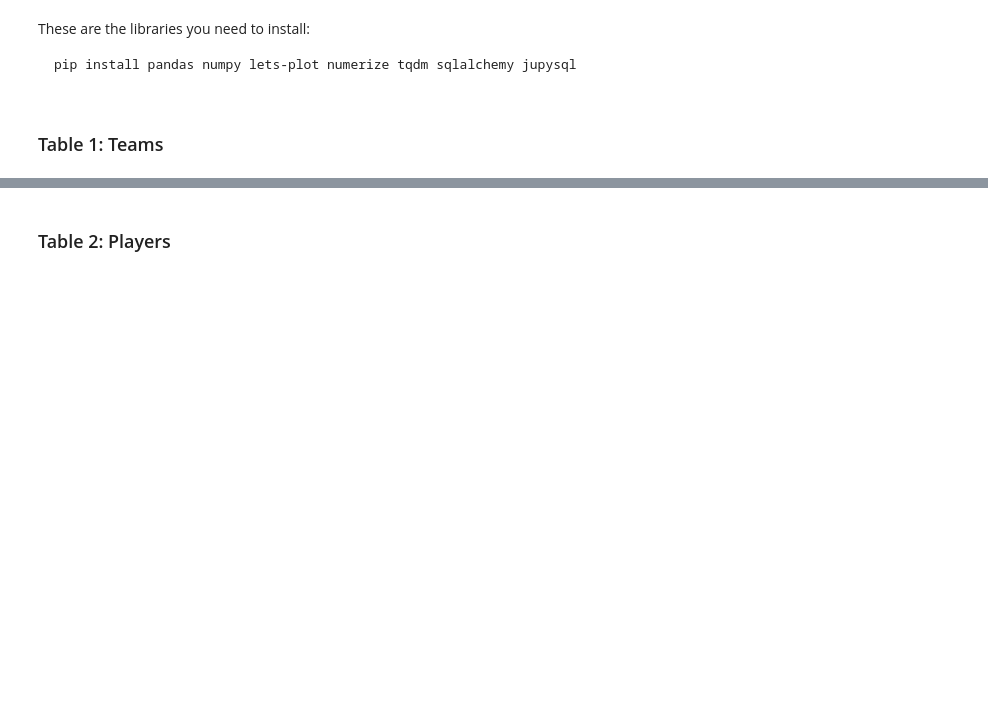
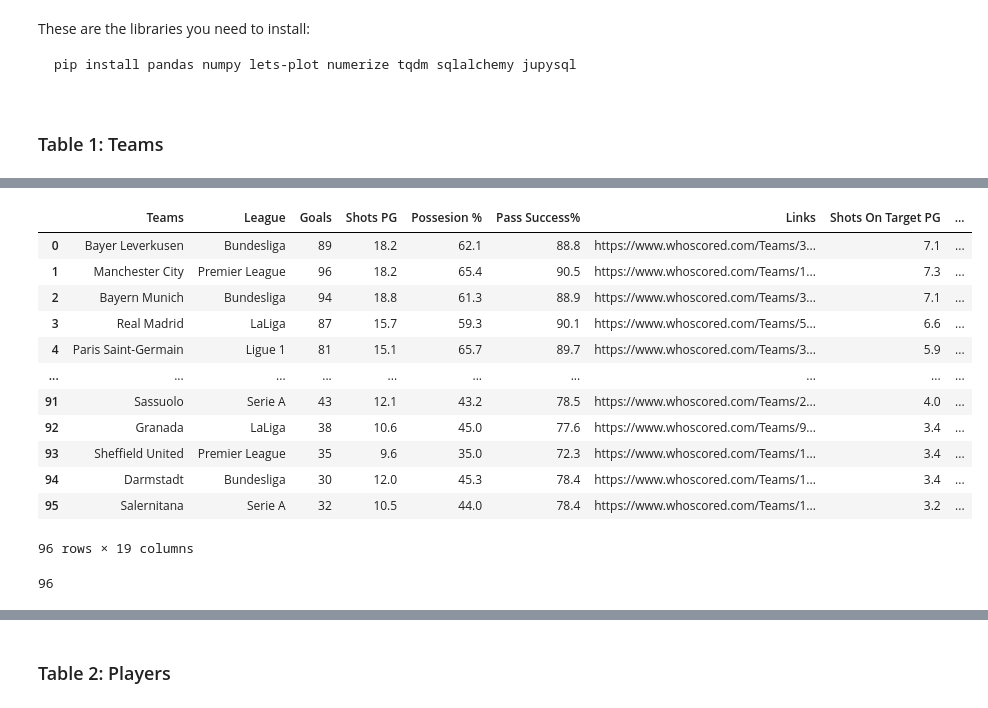
Before and after one commit to LSE-ME204/me204-2024-project-Lucas-G-A, a Jupyter notebook: notebooks/NB03_Build_A_Databas_01.ipynb, the cells around one changed output, grey strips where cells are left out. Drawn from its saved outputs; the diff is of its cells as text; code cells hidden in the pictures; blank space fills up the shorter version.

```diff
--- a/notebooks/NB03_Build_A_Databas_01.ipynb
+++ b/notebooks/NB03_Build_A_Databas_01.ipynb
@@ -37,4 +69,27 @@ df_teams.info()
+# %%
+def extract_team_id(url):
+    parts = url.split('/')
+    return parts[4]
+# %%
+df_teams['Team ID'] = df_teams['Links'].apply(extract_team_id)
+df_teams
+# %% [output]
+|  | Teams | League | Goals | Shots PG | Possesion % | Pass Success% | Links | Shots On Target PG | ... |
+| 0 | Bayer Leverkusen | Bundesliga | 89 | 18.2 | 62.1 | 88.8 | https://www.whoscored.com/Teams/3... | 7.1 | ... |
+| 1 | Manchester City | Premier League | 96 | 18.2 | 65.4 | 90.5 | https://www.whoscored.com/Teams/1... | 7.3 | ... |
+| 2 | Bayern Munich | Bundesliga | 94 | 18.8 | 61.3 | 88.9 | https://www.whoscored.com/Teams/3... | 7.1 | ... |
+| 3 | Real Madrid | LaLiga | 87 | 15.7 | 59.3 | 90.1 | https://www.whoscored.com/Teams/5... | 6.6 | ... |
+| 4 | Paris Saint-Germain | Ligue 1 | 81 | 15.1 | 65.7 | 89.7 | https://www.whoscored.com/Teams/3... | 5.9 | ... |
+| ... | ... | ... | ... | ... | ... | ... | ... | ... | ... |
+| 91 | Sassuolo | Serie A | 43 | 12.1 | 43.2 | 78.5 | https://www.whoscored.com/Teams/2... | 4.0 | ... |
+| 92 | Granada | LaLiga | 38 | 10.6 | 45.0 | 77.6 | https://www.whoscored.com/Teams/9... | 3.4 | ... |
+| 93 | Sheffield United | Premier League | 35 | 9.6 | 35.0 | 72.3 | https://www.whoscored.com/Teams/1... | 3.4 | ... |
+| 94 | Darmstadt | Bundesliga | 30 | 12.0 | 45.3 | 78.4 | https://www.whoscored.com/Teams/1... | 3.4 | ... |
+| 95 | Salernitana | Serie A | 32 | 10.5 | 44.0 | 78.4 | https://www.whoscored.com/Teams/1... | 3.2 | ... |
+96 rows × 19 columns
 # %%
 df_teams.to_sql('teams', conn, if_exists='replace', index=False)
+# %% [output]
+96
 # %%
 pd.read_sql('SELECT * FROM teams LIMIT 10', conn)
```
Also changed, not shown: parts of 10 cells of this notebook, 1 other file.
